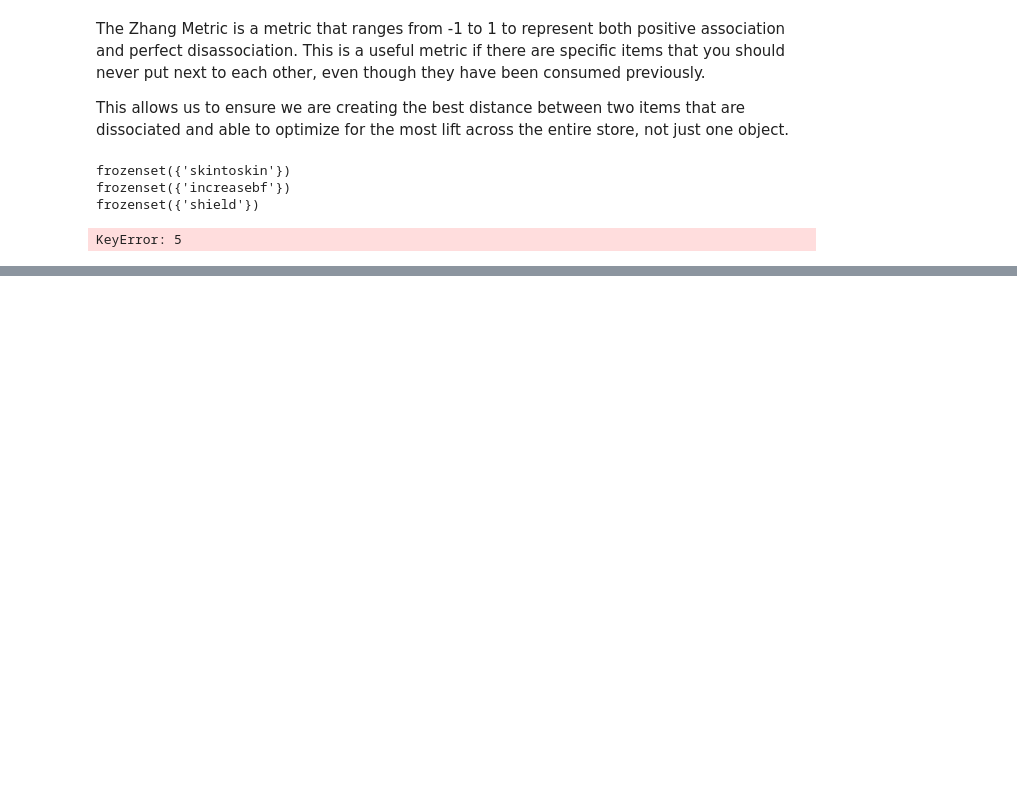
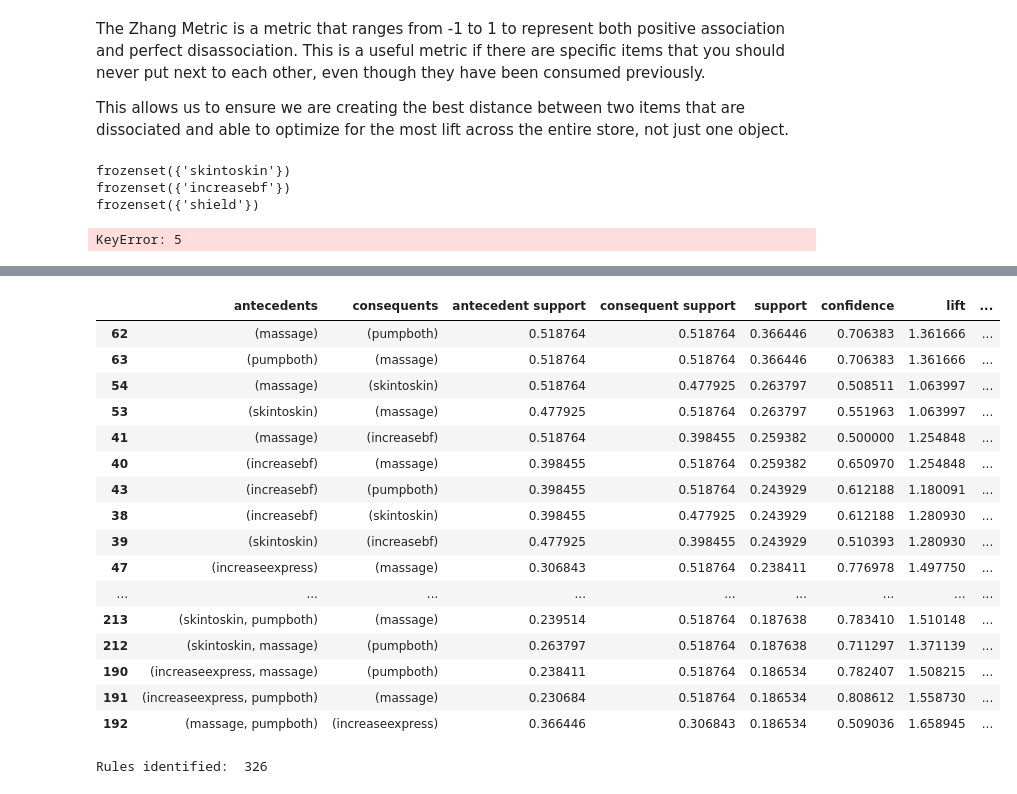
Before and after one commit to allisonhepworth/galactoguges, a Jupyter notebook: code/Market_basket_analysis_behavioural_strategies.ipynb, the cells around one changed output, grey strips where cells are left out. Cells and saved outputs as stored; diff of their text form; code cells hidden in the pictures; blank space fills up the shorter version.

```diff
--- a/code/Market_basket_analysis_behavioural_strategies.ipynb
+++ b/code/Market_basket_analysis_behavioural_strategies.ipynb
@@ -585,0 +720,22 @@ KeyError: 5
+# %%
+display(rules_2.sort_values(by ='support', ascending=False).head(30))
+print("Rules identified: ", len(rules_2))
+# %% [output]
+|  | antecedents | consequents | antecedent support | consequent support | support | confidence | lift | ... |
+| 62 | (massage) | (pumpboth) | 0.518764 | 0.518764 | 0.366446 | 0.706383 | 1.361666 | ... |
+| 63 | (pumpboth) | (massage) | 0.518764 | 0.518764 | 0.366446 | 0.706383 | 1.361666 | ... |
+| 54 | (massage) | (skintoskin) | 0.518764 | 0.477925 | 0.263797 | 0.508511 | 1.063997 | ... |
+| 53 | (skintoskin) | (massage) | 0.477925 | 0.518764 | 0.263797 | 0.551963 | 1.063997 | ... |
+| 41 | (massage) | (increasebf) | 0.518764 | 0.398455 | 0.259382 | 0.500000 | 1.254848 | ... |
+| 40 | (increasebf) | (massage) | 0.398455 | 0.518764 | 0.259382 | 0.650970 | 1.254848 | ... |
+| 43 | (increasebf) | (pumpboth) | 0.398455 | 0.518764 | 0.243929 | 0.612188 | 1.180091 | ... |
+| 38 | (increasebf) | (skintoskin) | 0.398455 | 0.477925 | 0.243929 | 0.612188 | 1.280930 | ... |
+| 39 | (skintoskin) | (increasebf) | 0.477925 | 0.398455 | 0.243929 | 0.510393 | 1.280930 | ... |
+| 47 | (increaseexpress) | (massage) | 0.306843 | 0.518764 | 0.238411 | 0.776978 | 1.497750 | ... |
+| ... | ... | ... | ... | ... | ... | ... | ... | ... |
+| 213 | (skintoskin, pumpboth) | (massage) | 0.239514 | 0.518764 | 0.187638 | 0.783410 | 1.510148 | ... |
+| 212 | (skintoskin, massage) | (pumpboth) | 0.263797 | 0.518764 | 0.187638 | 0.711297 | 1.371139 | ... |
+| 190 | (increaseexpress, massage) | (pumpboth) | 0.238411 | 0.518764 | 0.186534 | 0.782407 | 1.508215 | ... |
+| 191 | (increaseexpress, pumpboth) | (massage) | 0.230684 | 0.518764 | 0.186534 | 0.808612 | 1.558730 | ... |
+| 192 | (massage, pumpboth) | (increaseexpress) | 0.366446 | 0.306843 | 0.186534 | 0.509036 | 1.658945 | ... |
+Rules identified:  326
```
Also changed, not shown: parts of 31 cells of this notebook, 3 other files.
